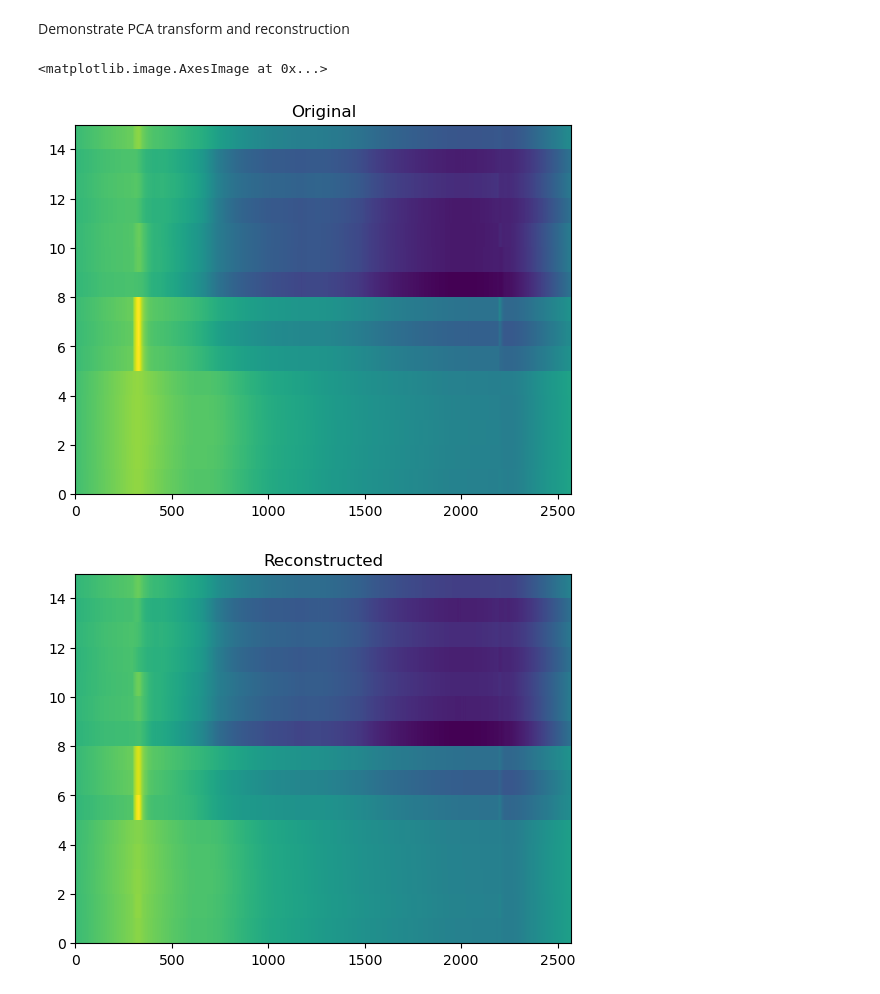
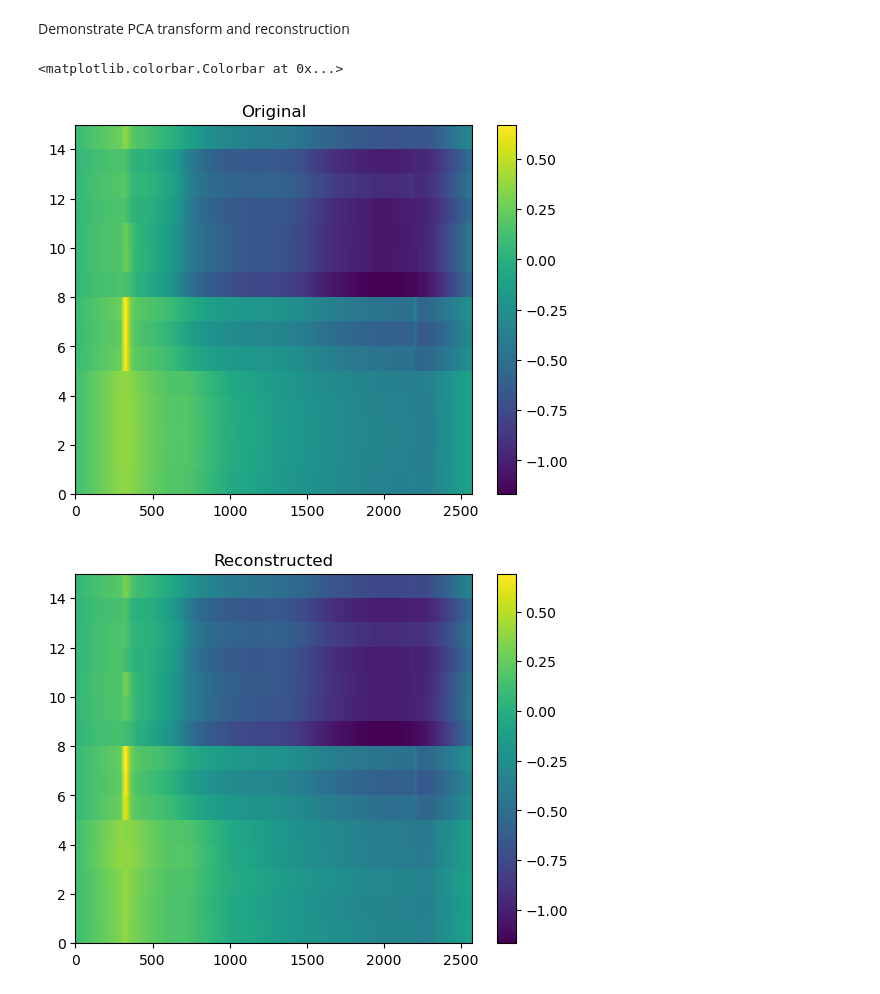
Before and after one commit to DataScienceLabFHSWF/tokamark, a Jupyter notebook: magnetic_flux_loops_pca.ipynb, the cells around one changed output. Drawn from its saved outputs; the diff is of its cells as text; code cells hidden in the pictures.

```diff
--- a/magnetic_flux_loops_pca.ipynb
+++ b/magnetic_flux_loops_pca.ipynb
@@ -7,18 +7,11 @@ Get all shot numbers
 # %%
 import fsspec
 
-base_path = 's3://mast/level2/shots/'
-
-fs = fsspec.filesystem(
-  **dict(
-    protocol='s3',
-    anon=True,
-    endpoint_url='https://s3.echo.stfc.ac.uk'
-  )
-)
+local_path = f"/rds/project/rds-mOlK9qn0PlQ/fairmast/upload-tmp/level2/"
+fs = fsspec.filesystem('file')
 
 # List all files and folders in the base path
-all_files = fs.ls(base_path)
+all_files = fs.ls(local_path)
 
 # Extract shot_id from the filenames
 shot_ids = [file.split('/')[-1].replace('.zarr', '') for file in all_files]
@@ -36,18 +29,10 @@ import xarray as xr
 import zarr
 
 def get_shot_fsstore(shot_id):
-  endpoint_url = 'https://s3.echo.stfc.ac.uk'
-  url = f's3://mast/level2/shots/{shot_id}.zarr'
+  local_path = f"/rds/project/rds-mOlK9qn0PlQ/fairmast/upload-tmp/level2/{shot_id}.zarr"
+  fs = fsspec.filesystem('file')
 
-  fs = fsspec.filesystem(
-    **dict(
-      protocol='simplecache',
-      target_protocol="s3",
-      target_options=dict(anon=True, endpoint_url=endpoint_url)
-    )
-  )
-
-  store = zarr.storage.FSStore(fs=fs, url=url)
+  store = zarr.storage.FSStore(fs=fs, url=local_path, check=False)
 
   return store
 
@@ -123,11 +108,13 @@ Text(0.5, 1.0, 'Imputed')
 # %% [markdown]
 Get an array of flux loops across all shots. Perform imputation as above.
 # %%
-store = get_shot_fsstore(shot_id)
+new_random_shot_ids = shot_ids[:100]
+
+store = get_shot_fsstore(new_random_shot_ids[0])
 profiles = xr.open_zarr(store, group="magnetics")
 flux_loop_array = profiles["flux_loop_flux"].values
 
-for shot_id in tqdm(random_shot_ids[1:]):
+for shot_id in tqdm(new_random_shot_ids[1:]):
     flux_loop = get_flux_loop(shot_id)
     vals = flux_loop.values
 
@@ -185,22 +172,24 @@ Demonstrate PCA transform and reconstruction
 # %%
 flux_loop = get_flux_loop(16092)
 vals = flux_loop.values
 
 imp = SimpleImputer(missing_values=np.nan, strategy="mean")
 imp.fit(vals)
 vals = imp.transform(vals)
 
 transformed = pca.transform(vals.T)
 reconstructed = pca.inverse_transform(transformed).T
 
 fig, ax = plt.subplots()
 ax.set_title("Original")
-ax.pcolorfast(vals)
+p = ax.pcolorfast(vals)
+fig.colorbar(p, ax=ax)
 
 fig, ax = plt.subplots()
 ax.set_title("Reconstructed")
-ax.pcolorfast(reconstructed)
+p = ax.pcolorfast(reconstructed)
+fig.colorbar(p, ax=ax)
 # %% [output]
-<matplotlib.image.AxesImage at 0x...>
+<matplotlib.colorbar.Colorbar at 0x...>
-[figure, old version]
+[figure, new version]
-[figure, old version]
+[figure, new version]
```
Also changed, not shown: parts of 3 cells of this notebook.
